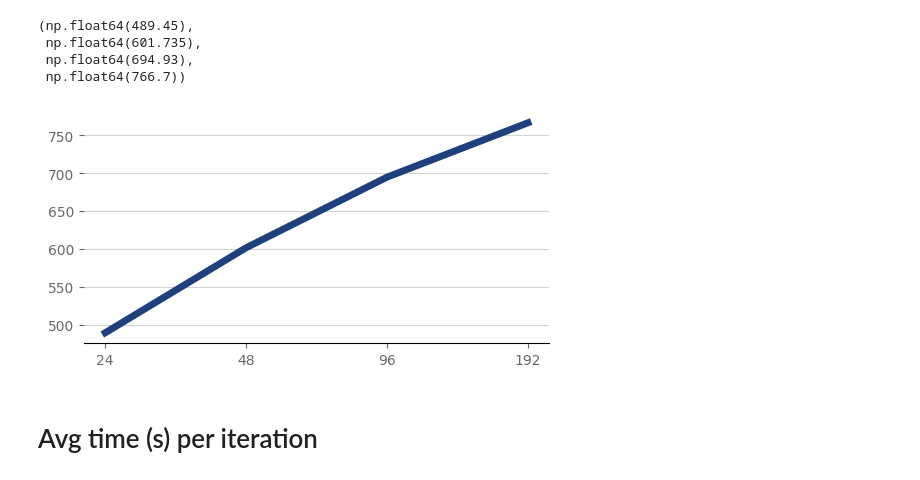
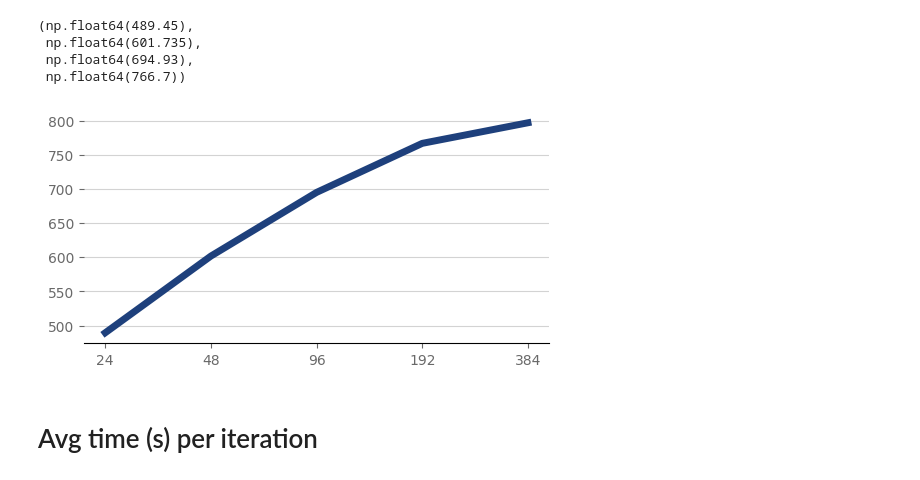
Before and after one commit to PSU-AI801-Group1-Fall-2024/2048-experiments, a Jupyter notebook: data-synthensis.ipynb, the cells around one changed output. Saved outputs shown, nothing was run; the diff lists cells and outputs as text; code cells hidden in the pictures.

```diff
--- a/data-synthensis.ipynb
+++ b/data-synthensis.ipynb
@@ -330,17 +331,18 @@ line_plot(x, y, color_psu_pugh_blue)
  np.float64(694.93),
  np.float64(766.7))
 # %%
-x = [24, 48, 96, 192]
+x = [24, 48, 96, 192, 384]
 y = [
     df_mcts_24['Iterations'].mean(),
     df_mcts_48['Iterations'].mean(),
     df_mcts_96['Iterations'].mean(),
     df_mcts_192['Iterations'].mean(),
+    df_mcts_384['Iterations'].mean(),
 ]
 
 line_plot(x, y)
 # %% [output]
-[figure, old version]
+[figure, new version]
 # %% [markdown]
 # Avg time (s) per iteration
 # %%
```
Also changed, not shown: parts of 7 cells of this notebook.
